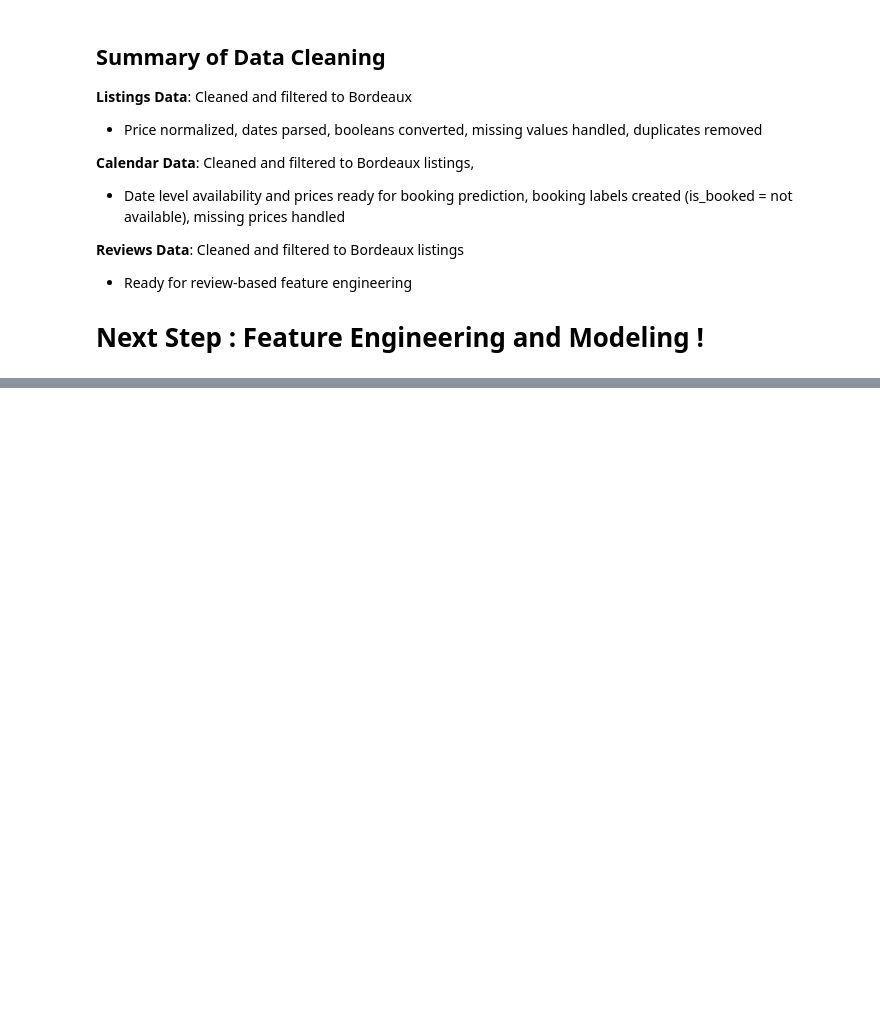
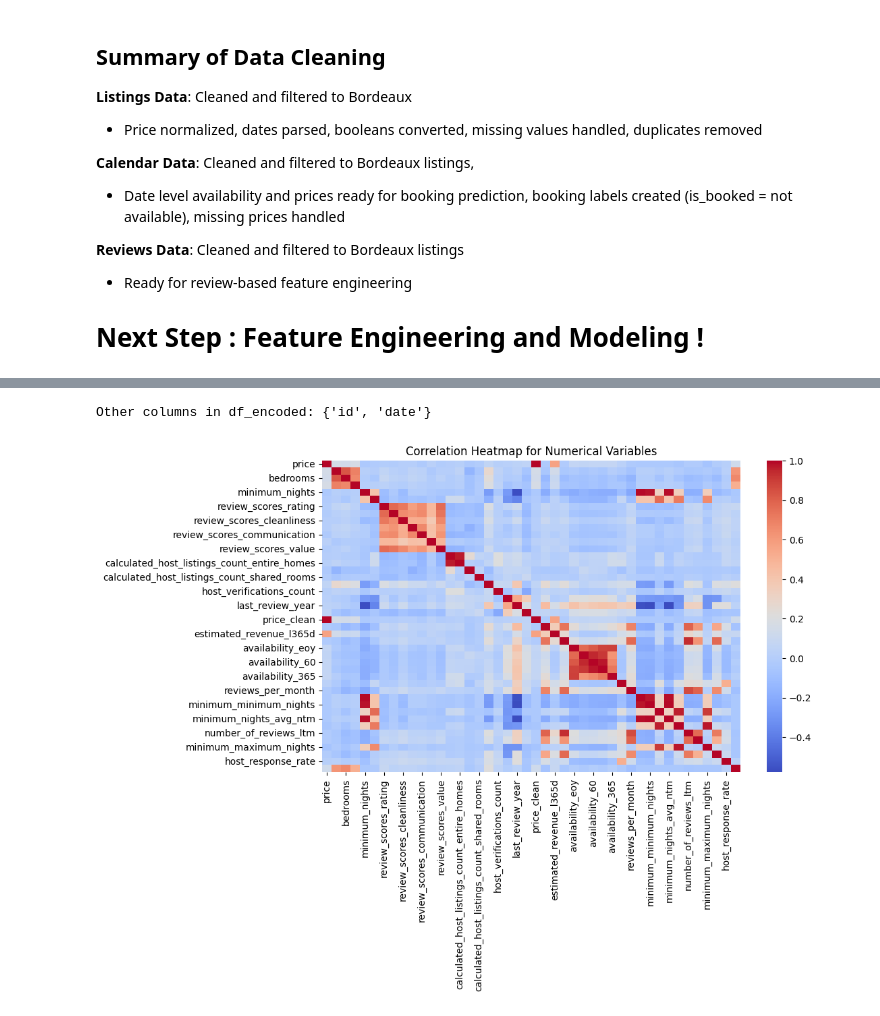
Before and after one commit to elisemyr/project_business_data_science, a Jupyter notebook: Business Data Science Project Airbnb.ipynb, the cells around one changed output, grey strips where cells are left out. Cells and saved outputs as stored; diff of their text form; code cells hidden in the pictures; blank space fills up the shorter version.

```diff
--- a/Business Data Science Project Airbnb.ipynb
+++ b/Business Data Science Project Airbnb.ipynb
@@ -570,0 +719,7 @@ REVIEWS:
+# %%
+# dropping "license" column as it is not relevant for our analysis
+
+merged_df = merged_df.drop(columns=['license'])
+# %%
+# room_type column is more relevant than property_type for our analysis, so we drop property_type
+merged_df = merged_df.drop(columns=['property_type'])
@@ -570,0 +753,18 @@ REVIEWS:
+# %%
+df_encoded = merged_df.copy()
+# %%
+# encode categorical variables for better visualization
+
+categorical_columns = ['host_is_superhost', 'host_has_profile_pic', 'host_identity_verified', 'neighbourhood_cleansed', 'neighbourhood_group_cleansed',
+                       'instant_bookable', 'bathrooms_clean', 'available', 'is_booked', 'host_response_time', 'room_type']
+
+numerical_columns = ['price', 'accommodates', 'bedrooms', 'beds', 'minimum_nights', 'maximum_nights', 'review_scores_rating',
+                     'review_scores_accuracy', 'review_scores_cleanliness', 'review_scores_checkin', 'review_scores_communication',
+                     'review_scores_location', 'review_scores_value', 'calculated_host_listings_count',
+                     'calculated_host_listings_count_entire_homes', 'calculated_host_listings_count_private_rooms',
+                     'calculated_host_listings_count_shared_rooms', 'amenities_count', 'host_verifications_count', 'first_review_year',
+                     'last_review_year', 'host_since_year', 'price_clean', 'estimated_occupancy_l365d', 'estimated_revenue_l365d',
+                     'number_of_reviews_ly', 'availability_eoy', 'availability_30', 'availability_60', 'availability_90', 'availability_365',
+                     'host_acceptance_rate', 'reviews_per_month', 'maximum_minimum_nights', 'minimum_minimum_nights',
+                     'maximum_maximum_nights', 'minimum_nights_avg_ntm', 'maximum_nights_avg_ntm', 'number_of_reviews_ltm',
+                     'number_of_reviews_l30d', 'minimum_maximum_nights', 'number_of_reviews', 'host_response_rate', 'bathrooms_clean']
@@ -570,0 +795,6 @@ REVIEWS:
+# %%
+# check for columns in df_encoded that are not in categorical_columns or numerical_columns
+other_columns = set(df_encoded.columns) - set(categorical_columns) - set(numerical_columns)
+print("Other columns in df_encoded:", other_columns)
+# %% [output]
+Other columns in df_encoded: {'id', 'date'}
@@ -570,0 +804,10 @@ REVIEWS:
+# %%
+# plotting correlation heatmap for numerical variables
+
+plt.figure(figsize=(10, 6))
+corr = df_encoded[numerical_columns].corr()
+sns.heatmap(corr, annot=False, cmap='coolwarm')
+plt.title('Correlation Heatmap for Numerical Variables')
+plt.show()
+# %% [output]
+[figure, added]
```
Also changed, not shown: parts of 53 cells of this notebook, 1 other file.
